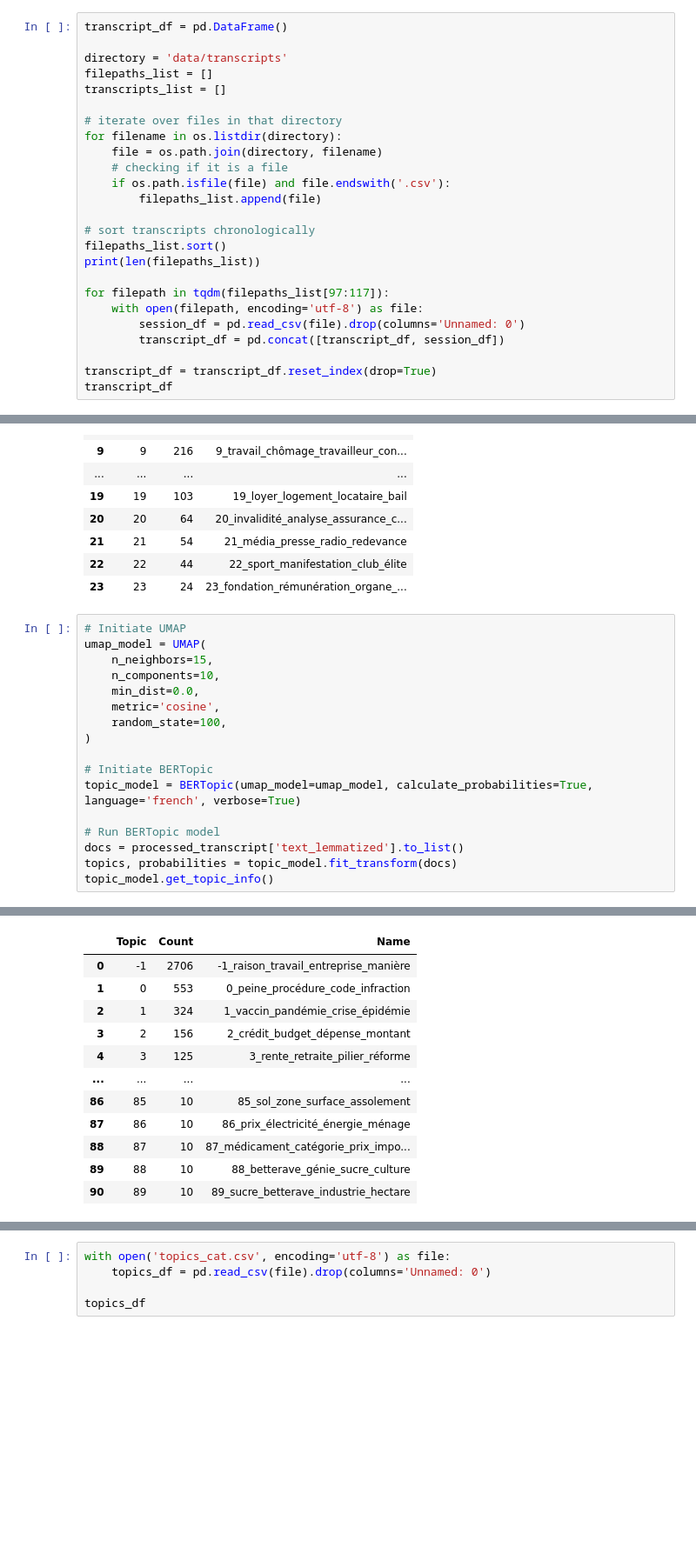
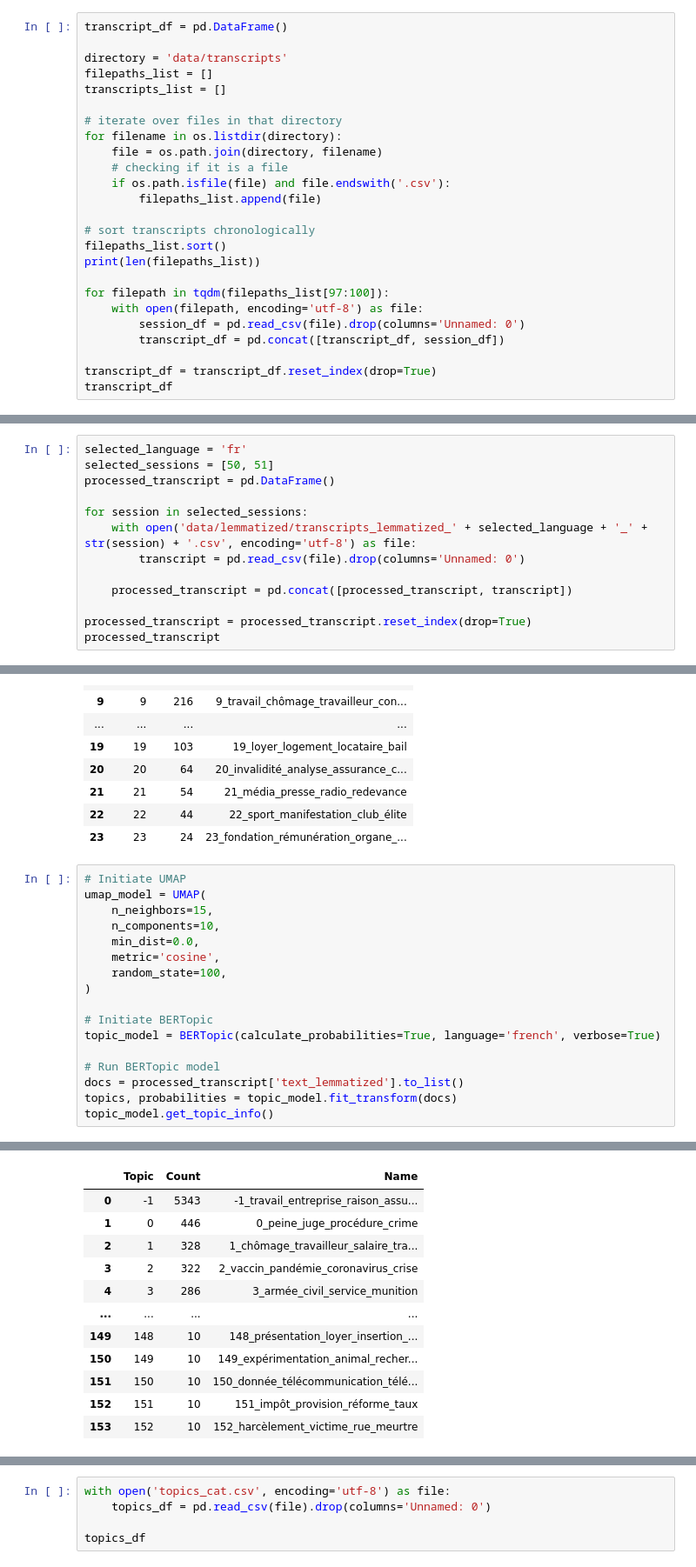
Before and after one commit to cgcrts/ef23_discours, a Jupyter notebook: topic_processing.ipynb, the cells around one changed output, grey strips where cells are left out. Shown at 87% size. Saved outputs shown, nothing was run; the diff lists cells and outputs as text; blank space fills up the shorter version.

```diff
--- a/topic_processing.ipynb
+++ b/topic_processing.ipynb
@@ -88,7 +90,7 @@ for filename in os.listdir(directory):
 filepaths_list.sort()
 print(len(filepaths_list))
 
-for filepath in tqdm(filepaths_list[97:117]):
+for filepath in tqdm(filepaths_list[97:100]):
     with open(filepath, encoding='utf-8') as file:
         session_df = pd.read_csv(file).drop(columns='Unnamed: 0')
         transcript_df = pd.concat([transcript_df, session_df])
@@ -284,0 +335,13 @@ processed_transcript.iloc[288]['text_lemmatized']
+# %%
+selected_language = 'fr'
+selected_sessions = [50, 51]
+processed_transcript = pd.DataFrame()
+
+for session in selected_sessions:
+    with open('data/lemmatized/transcripts_lemmatized_' + selected_language + '_' + str(session) + '.csv', encoding='utf-8') as file:
+        transcript = pd.read_csv(file).drop(columns='Unnamed: 0')
+
+    processed_transcript = pd.concat([processed_transcript, transcript])
+
+processed_transcript = processed_transcript.reset_index(drop=True)
+processed_transcript
@@ -846,7 +930,7 @@ umap_model = UMAP(
 )
 
 # Initiate BERTopic
-topic_model = BERTopic(umap_model=umap_model, calculate_probabilities=True, language='french', verbose=True)
+topic_model = BERTopic(calculate_probabilities=True, language='french', verbose=True)
 
 # Run BERTopic model
 docs = processed_transcript['text_lemmatized'].to_list()
@@ -859,12 +943,12 @@ topic_model.get_topic_info()
 |  | Topic | Count | Name |
-| 0 | -1 | 2706 | -1_raison_travail_entreprise_manière |
-| 1 | 0 | 553 | 0_peine_procédure_code_infraction |
-| 2 | 1 | 324 | 1_vaccin_pandémie_crise_épidémie |
-| 3 | 2 | 156 | 2_crédit_budget_dépense_montant |
-| 4 | 3 | 125 | 3_rente_retraite_pilier_réforme |
+| 0 | -1 | 5343 | -1_travail_entreprise_raison_assu... |
+| 1 | 0 | 446 | 0_peine_juge_procédure_crime |
+| 2 | 1 | 328 | 1_chômage_travailleur_salaire_tra... |
+| 3 | 2 | 322 | 2_vaccin_pandémie_coronavirus_crise |
+| 4 | 3 | 286 | 3_armée_civil_service_munition |
 | ... | ... | ... | ... |
-| 86 | 85 | 10 | 85_sol_zone_surface_assolement |
-| 87 | 86 | 10 | 86_prix_électricité_énergie_ménage |
-| 88 | 87 | 10 | 87_médicament_catégorie_prix_impo... |
-| 89 | 88 | 10 | 88_betterave_génie_sucre_culture |
-| 90 | 89 | 10 | 89_sucre_betterave_industrie_hectare |
+| 149 | 148 | 10 | 148_présentation_loyer_insertion_... |
+| 150 | 149 | 10 | 149_expérimentation_animal_recher... |
+| 151 | 150 | 10 | 150_donnée_télécommunication_télé... |
+| 152 | 151 | 10 | 151_impôt_provision_réforme_taux |
+| 153 | 152 | 10 | 152_harcèlement_victime_rue_meurtre |
```
Also changed, not shown: parts of 37 cells of this notebook.
